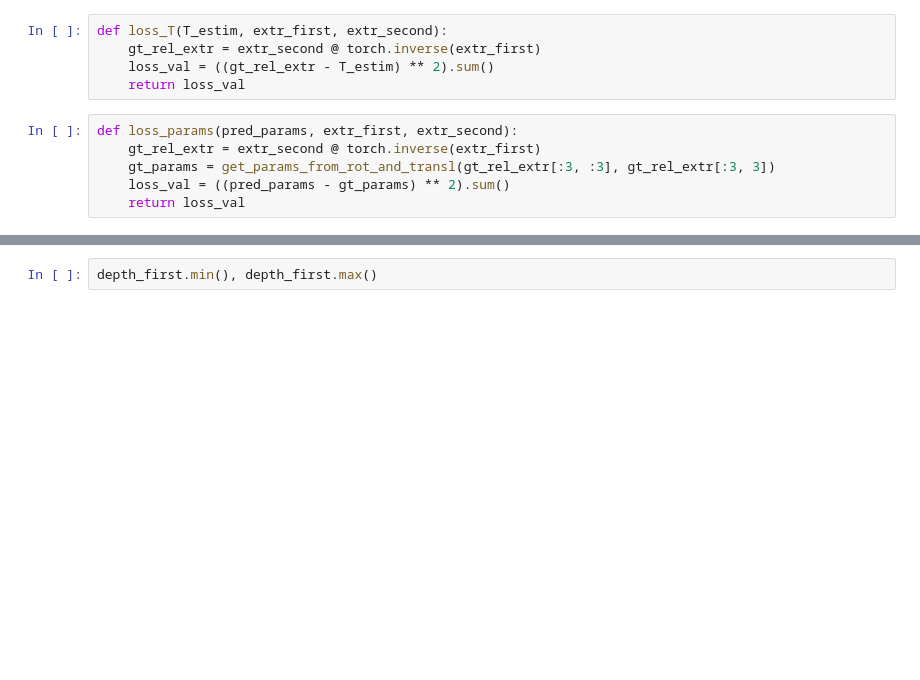
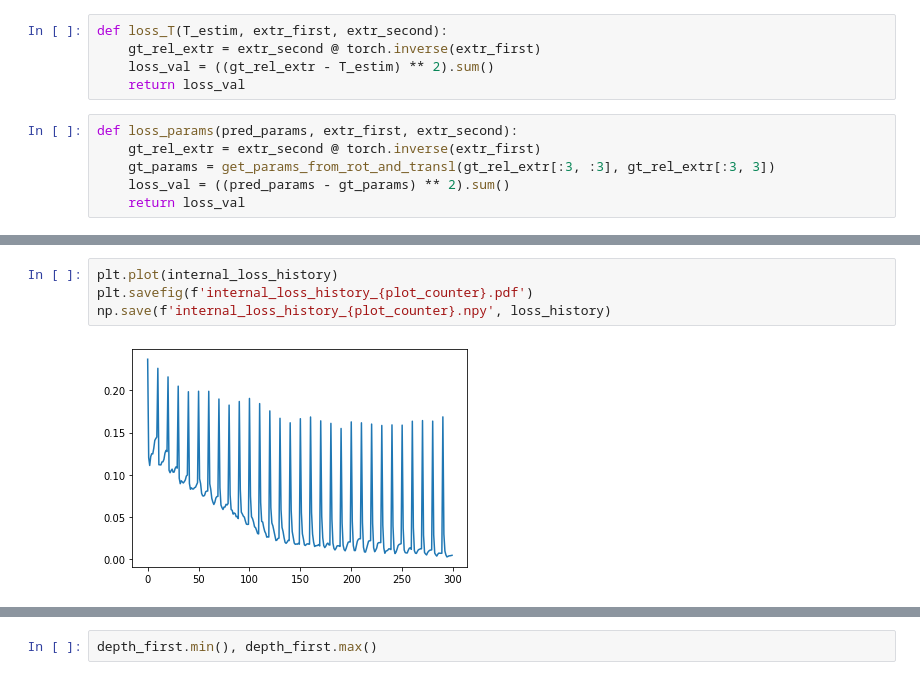
Before and after one commit to ys-koshelev/gradSLAM_FinalProject, a Jupyter notebook: GradOdometry for corruped depth.ipynb, the cells around one changed output, grey strips where cells are left out. Drawn from its saved outputs; the diff is of its cells as text; blank space fills up the shorter version.

```diff
--- a/GradOdometry for corruped depth.ipynb
+++ b/GradOdometry for corruped depth.ipynb
@@ -403,0 +548,6 @@ plt.plot(loss)
+# %%
+plt.plot(internal_loss_history)
+plt.savefig(f'internal_loss_history_{plot_counter}.pdf')
+np.save(f'internal_loss_history_{plot_counter}.npy', loss_history)
+# %% [output]
+[figure, added]
```
Also changed, not shown: parts of 11 cells of this notebook, 1 other file.
